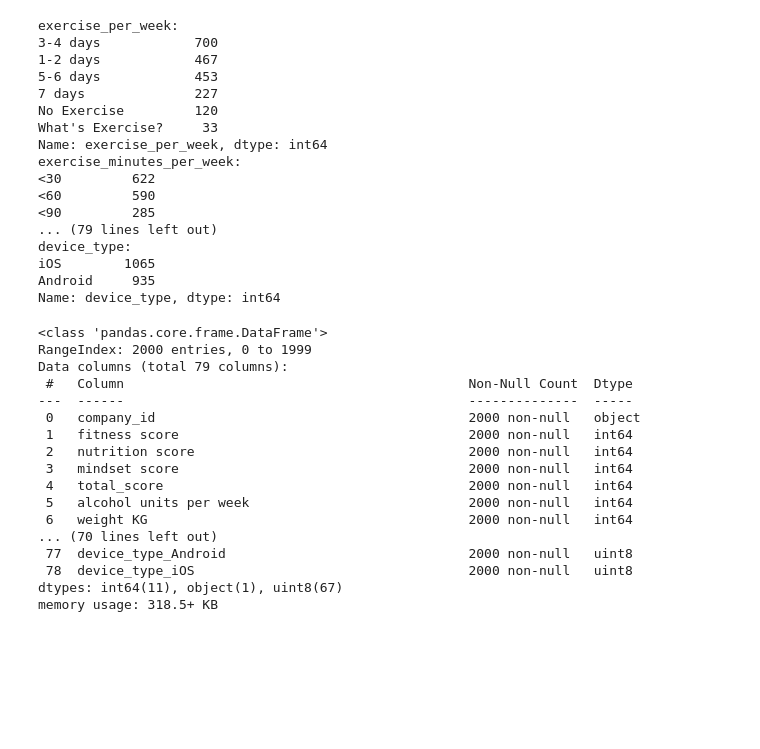
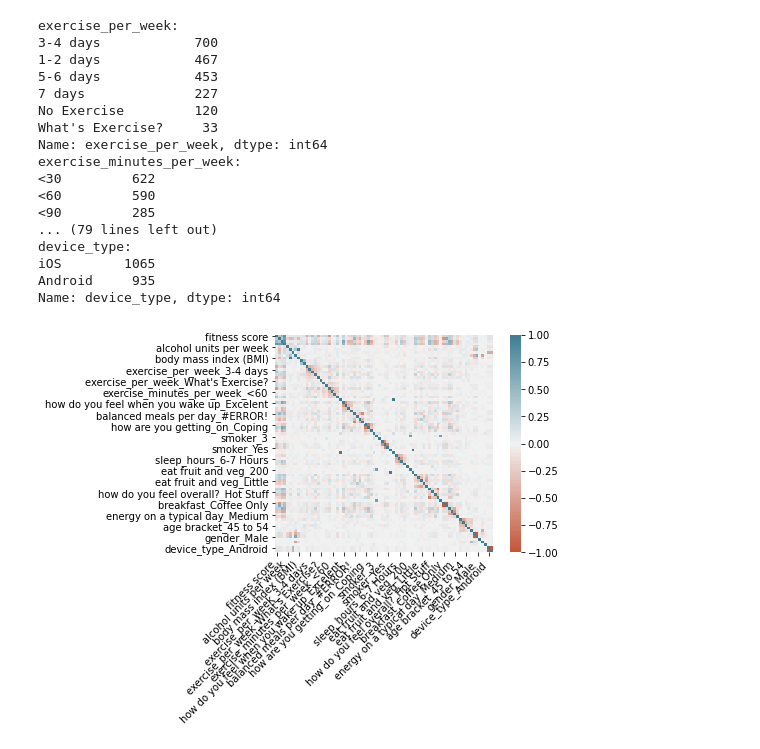
Before and after one commit to thakareakshay1709/my-data-science-projects, a Jupyter notebook: PepTalk/peptalk_analysis.ipynb, the cells around one changed output. Saved outputs shown, nothing was run; the diff lists cells and outputs as text; code cells hidden in the pictures; blank space fills up the shorter version.

Commit message:
adding heatmaps for correlation

```diff
--- a/PepTalk/peptalk_analysis.ipynb
+++ b/PepTalk/peptalk_analysis.ipynb
@@ -137,25 +138,22 @@ Name: device_type, dtype: int64
 # %%
 # encoding categorical features
 # https://medium.com/@urvashilluniya/convert-multiple-categorical-columns-into-numeric-columns-in-single-line-of-code-577bab825635
+# https://towardsdatascience.com/i-have-data-i-need-insights-where-do-i-start-7ddc935ab365
 # ord_encoder = OrdinalEncoder()
 # df_cat_enc = new_raw_df[categorical_cols].apply(lambda col: ord_encoder.fit_transform(col))
-df_cat_enc = pd.get_dummies(new_raw_df, columns=categorical_cols)
-df_cat_enc.info()
+df_cat_enc = pd.get_dummies(new_raw_df, columns=categorical_cols).drop(labels=["company_id"], axis=1)
-# %% [output]
-<class 'pandas.core.frame.DataFrame'>
-RangeIndex: 2000 entries, 0 to 1999
-Data columns (total 79 columns):
- #   Column                                            Non-Null Count  Dtype
----  ------                                            --------------  -----
- 0   company_id                                        2000 non-null   object
- 1   fitness score                                     2000 non-null   int64
- 2   nutrition score                                   2000 non-null   int64
- 3   mindset score                                     2000 non-null   int64
- 4   total_score                                       2000 non-null   int64
- 5   alcohol units per week                            2000 non-null   int64
- 6   weight KG                                         2000 non-null   int64
-... (70 lines left out)
- 77  device_type_Android                               2000 non-null   uint8
- 78  device_type_iOS                                   2000 non-null   uint8
-dtypes: int64(11), object(1), uint8(67)
-memory usage: 318.5+ KB
+# %%
+c = df_cat_enc.corr()
+ax = sns.heatmap(
+    c,
+    vmin=-1, vmax=1, center=0,
+    cmap=sns.diverging_palette(20, 220, n=200),
+    square=True
+)
+ax.set_xticklabels(
+    ax.get_xticklabels(),
+    rotation=45,
+    horizontalalignment='right'
+);
+# %% [output]
+[figure, added]
```
Also changed, not shown: parts of 1 cell of this notebook.
